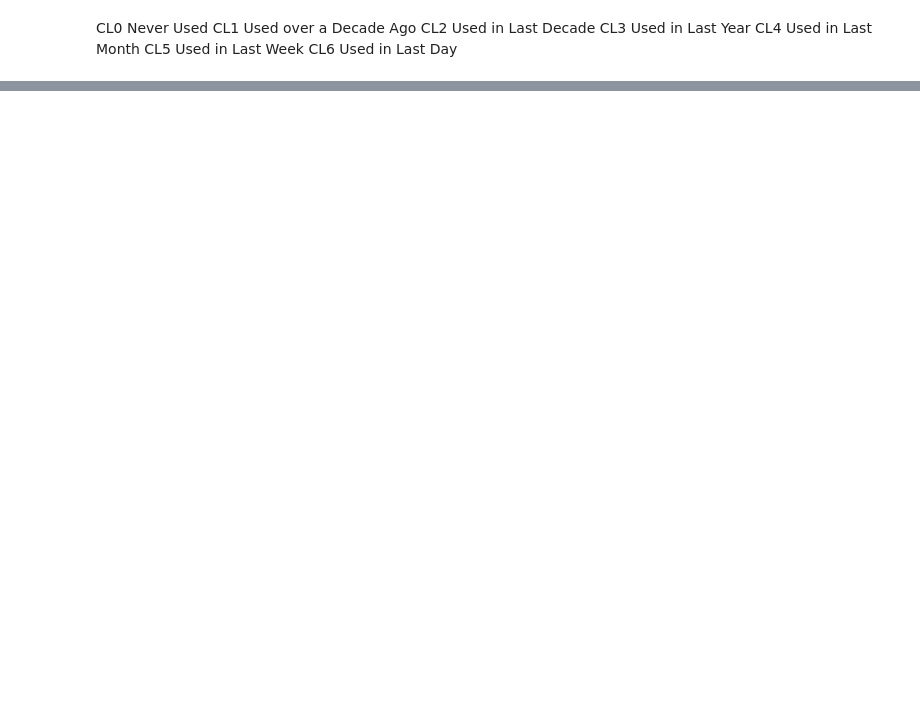
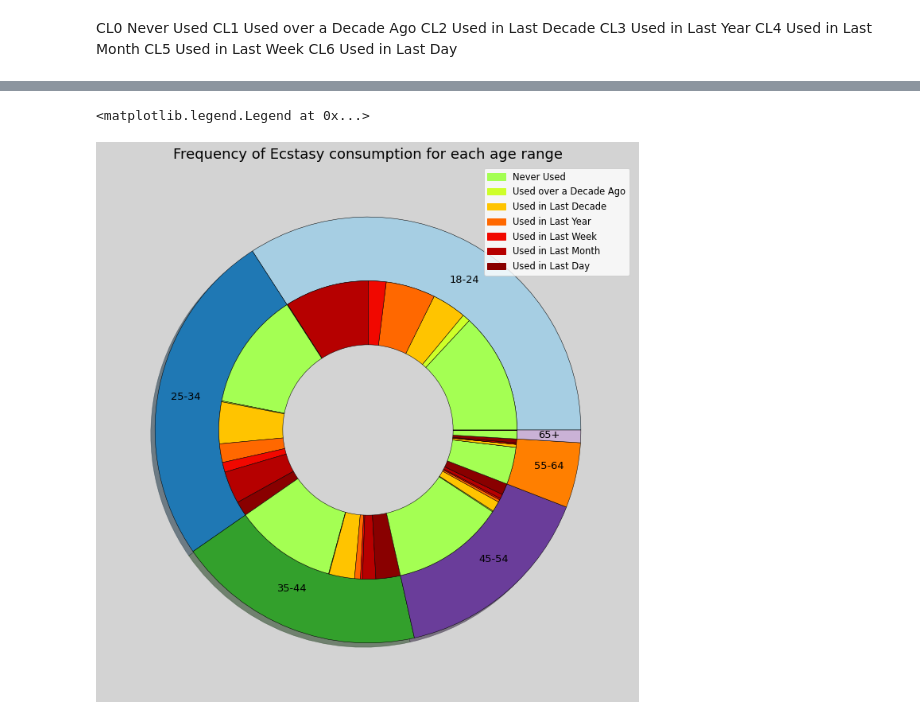
Before and after one commit to QuentinNav/Python_For_Data_Analysis_Drug_Consumption, a Jupyter notebook: Project_python_for_data_analysis.ipynb, the cells around one changed output, grey strips where cells are left out. Drawn from its saved outputs; the diff is of its cells as text; code cells hidden in the pictures; blank space fills up the shorter version.

```diff
--- a/Project_python_for_data_analysis.ipynb
+++ b/Project_python_for_data_analysis.ipynb
@@ -152,0 +94,6 @@ vsa  :  ['CL0.12' 'CL0' 'CL1' 'CL3' 'CL6' 'CL2' 'CL5' 'CL4']
+# %%
+dfnan = df[df.isna().any(axis=1)]
+#we observe that Nan value wich correspond to unreferenced value in the documentation correspond only to the ID 1.
+#Thus we have decided to drop this row from our dataframe.
+df=df.iloc[1:]
+df.head()
@@ -152,0 +181,4 @@ vsa  :  ['CL0.12' 'CL0' 'CL1' 'CL3' 'CL6' 'CL2' 'CL5' 'CL4']
+# %%
+dfAD=df.groupby(["age","ecstasy"]).size().unstack(fill_value=0).stack().reset_index(name='counts')
+dfAD=dfAD.set_index(["age","ecstasy"])
+dfAD.head(10)
@@ -152,0 +198,45 @@ vsa  :  ['CL0.12' 'CL0' 'CL1' 'CL3' 'CL6' 'CL2' 'CL5' 'CL4']
+# %%
+color = plt.cm.jet
+color2= plt.cm.Paired
+
+outer_colors = [color2(0),color2(0.15),color2(0.30),color2(0.8),color2(0.6),color2(0.7)]
+inner_colors = [color(.55), color(.6), color(.7), color(.8), color(.9), color(.95), color(0.99)]*7
+
+
+label1 = list(['18-24','25-34','35-44','45-54','55-64','65+'])
+label2=list(['Never Used','Used in Last Day','Used in Last Decade','Used in Last Month','Used in Last Week','Used in Last Year','Used over a Decade Ago'])*6
+size = 0.3
+vals = dfAD['counts']
+group_sum = dfAD.groupby('age')['counts'].sum()
+
+
+fig, ax = plt.subplots(figsize=(12,16), facecolor="lightgrey")
+
+ax.pie(group_sum,
+       radius=1,
+       labels=label1,
+       colors=outer_colors,
+       labeldistance=0.8,
+       textprops={'fontsize': 13},
+       shadow = True,
+       wedgeprops=dict(width=size, edgecolor='black',linewidth=0.5))
+
+ax.pie(vals,
+       radius=1-size,
+       colors=inner_colors,
+       wedgeprops=dict(width=size, edgecolor='black',linewidth=0.5))
+
+ax.set_title('Frequency of Ecstasy consumption for each age range',fontsize=18)
+
+
+a = mpatches.Patch(color=inner_colors[0], label='Never Used')
+b = mpatches.Patch(color=inner_colors[1], label='Used over a Decade Ago')
+c = mpatches.Patch(color=inner_colors[2], label='Used in Last Decade')
+d = mpatches.Patch(color=inner_colors[3], label='Used in Last Year')
+e = mpatches.Patch(color=inner_colors[4], label='Used in Last Week')
+f = mpatches.Patch(color=inner_colors[5], label='Used in Last Month')
+g = mpatches.Patch(color=inner_colors[6], label='Used in Last Day')
+plt.legend(handles=[a,b,c,d,e,f,g],prop={'size': 11.5})
+# %% [output]
+<matplotlib.legend.Legend at 0x...>
+[figure, added]
```
Also changed, not shown: parts of 22 cells of this notebook.
